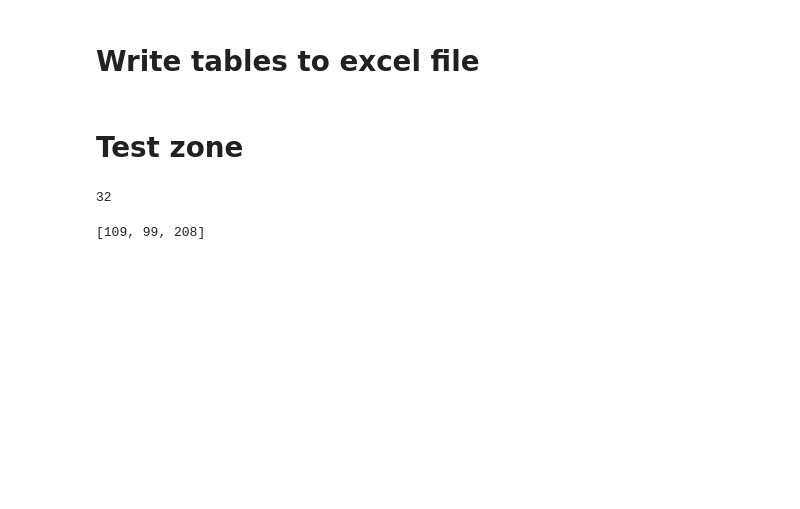
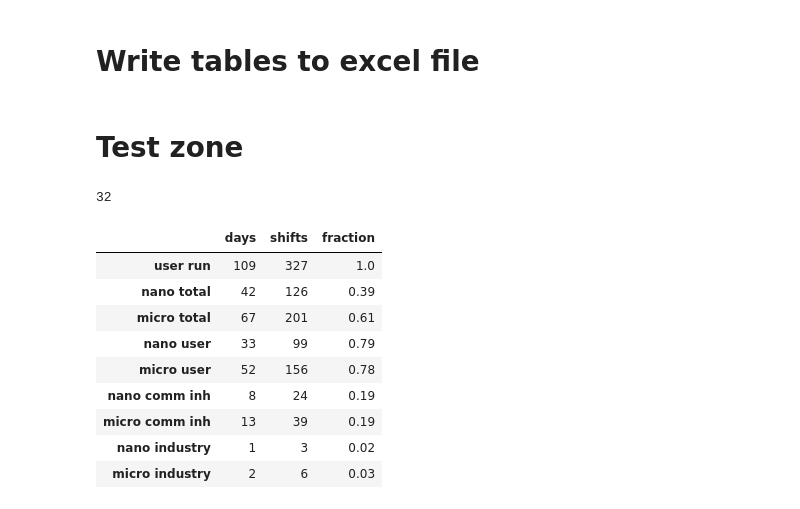
Before and after one commit to feinfinger/p05_scheduler, a Jupyter notebook: 2023_p05_schedule.ipynb, the cells around one changed output. Drawn from its saved outputs; the diff is of its cells as text; code cells hidden in the pictures; blank space fills up the shorter version.

```diff
--- a/2023_p05_schedule.ipynb
+++ b/2023_p05_schedule.ipynb
@@ -771,6 +948,14 @@ len(r)
 # %% [output]
 32
 # %%
-sch.p3_stats
 # %% [output]
-[109, 99, 208]
+|  | days | shifts | fraction |
+| user run | 109 | 327 | 1.0 |
+| nano total | 42 | 126 | 0.39 |
+| micro total | 67 | 201 | 0.61 |
+| nano user | 33 | 99 | 0.79 |
+| micro user | 52 | 156 | 0.78 |
+| nano comm inh | 8 | 24 | 0.19 |
+| micro comm inh | 13 | 39 | 0.19 |
+| nano industry | 1 | 3 | 0.02 |
+| micro industry | 2 | 6 | 0.03 |
```
Also changed, not shown: parts of 11 cells of this notebook.
